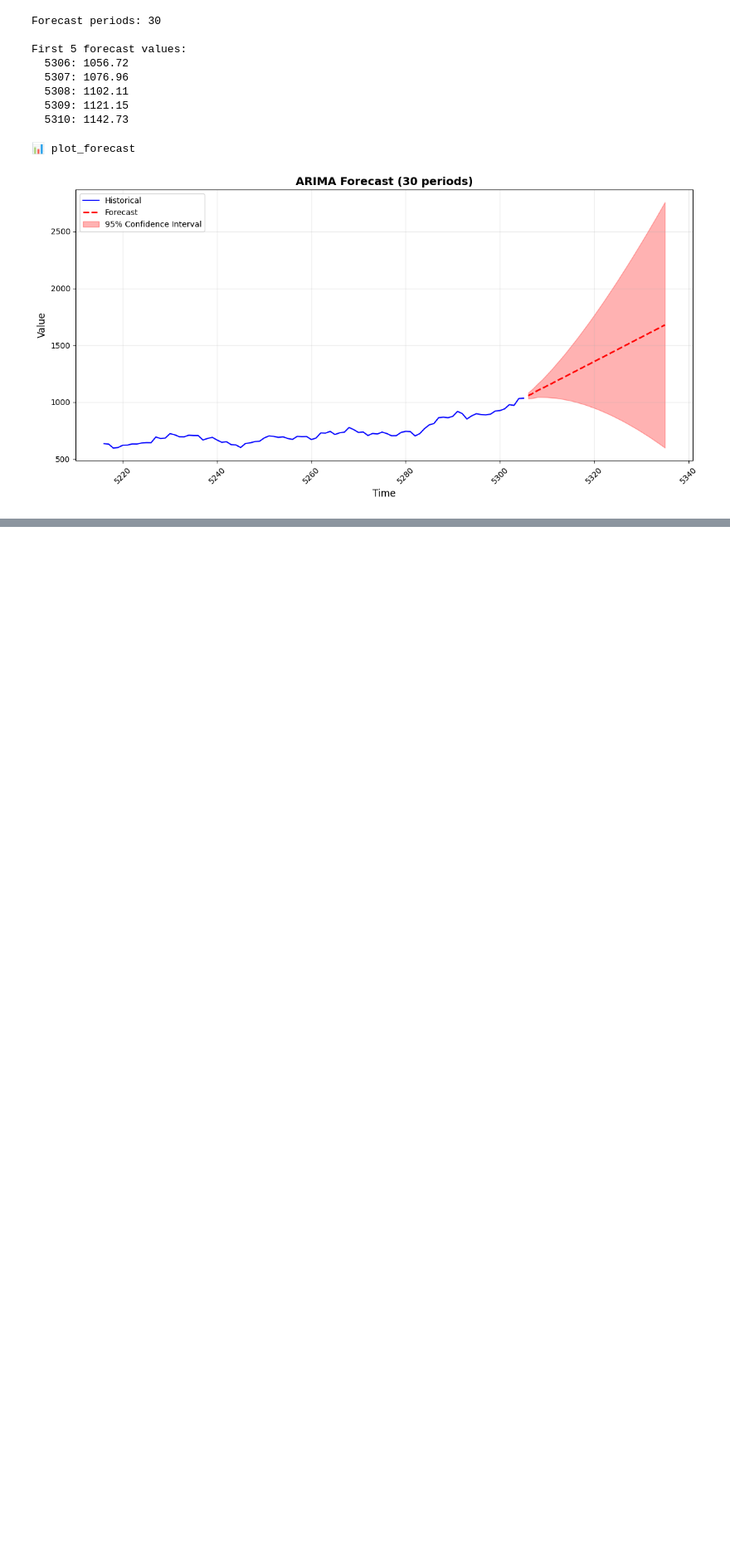
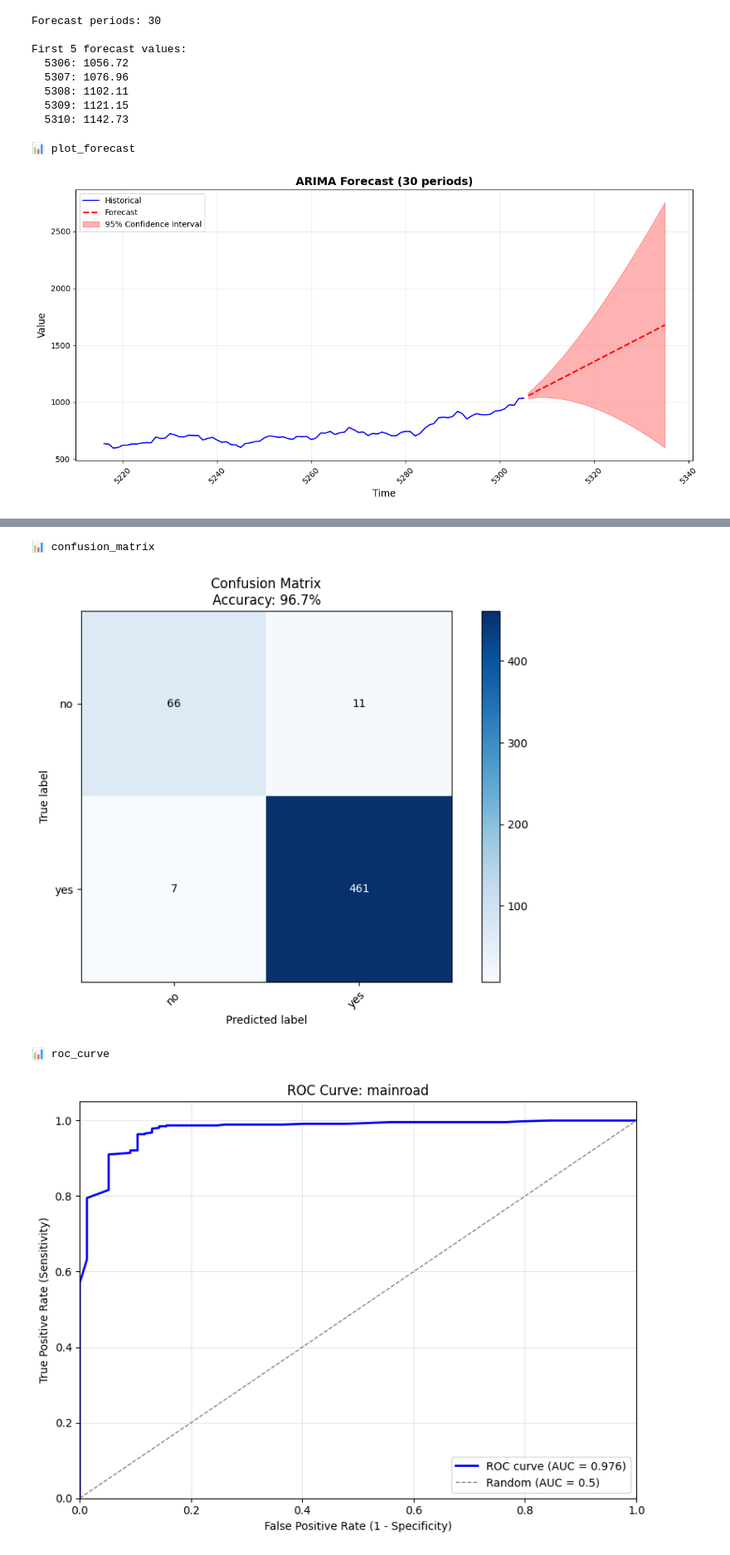
Before and after one commit to oogunbiyi21/stats-compass-core, a Jupyter notebook: notebooks/demo_workflows.ipynb, the cells around one changed output, grey strips where cells are left out. Shown at 83% size. Drawn from its saved outputs; the diff is of its cells as text; code cells hidden in the pictures; blank space fills up the shorter version.

Commit message:
fix: auto-detect pos_label for ROC/PR curves with string labels

```diff
--- a/notebooks/demo_workflows.ipynb
+++ b/notebooks/demo_workflows.ipynb
@@ -399,0 +404,10 @@ for step in ts_result.steps:
+# %%
+# Load Housing dataset from Downloads
+import pandas as pd
+
+housing_df = pd.read_csv("~/Downloads/Housing.csv")
+state.set_dataframe(housing_df, "HousingDownloads", operation="demo")
+
+print(f"Loaded Housing: {housing_df.shape[0]} rows, {housing_df.shape[1]} columns")
+print(f"\nTarget column 'mainroad' values: {housing_df['mainroad'].unique()}")
+print(f"Class distribution:\n{housing_df['mainroad'].value_counts()}")
@@ -399,0 +423,21 @@ for step in ts_result.steps:
+# %%
+# Run classification to predict mainroad (yes/no string labels)
+mainroad_result = run_classification(state, RunClassificationInput(
+    dataframe_name="HousingDownloads",
+    target_column="mainroad",
+    config=ClassificationConfig(
+        model_type="random_forest",
+        test_size=0.2,
+        generate_plots=True,
+        # All plots: confusion_matrix, roc, precision_recall, feature_importance
+    )
+))
+
+print(f"Status: {mainroad_result.status}")
+print(f"Duration: {mainroad_result.total_duration_ms}ms")
+print(f"\nSteps:")
+for step in mainroad_result.steps:
+    icon = "✓" if step.status == "success" else "✗"
+    print(f"  {icon} {step.step_name}: {step.status} ({step.duration_ms}ms)")
+print(f"\nModels created: {mainroad_result.artifacts.models_created}")
+print(f"Charts generated: {mainroad_result.artifacts.charts_generated}")
@@ -399,0 +460,11 @@ for step in ts_result.steps:
+# %%
+# Display classification charts for mainroad prediction
+for step in mainroad_result.steps:
+    if step.image_base64:
+        print(f"\n📊 {step.step_name}")
+        display(Image(data=base64.b64decode(step.image_base64)))
+# %% [output]
+📊 confusion_matrix
+[figure, added]
+📊 roc_curve
+[figure, added]
```
Also changed, not shown: parts of 8 cells of this notebook, 3 other files.
